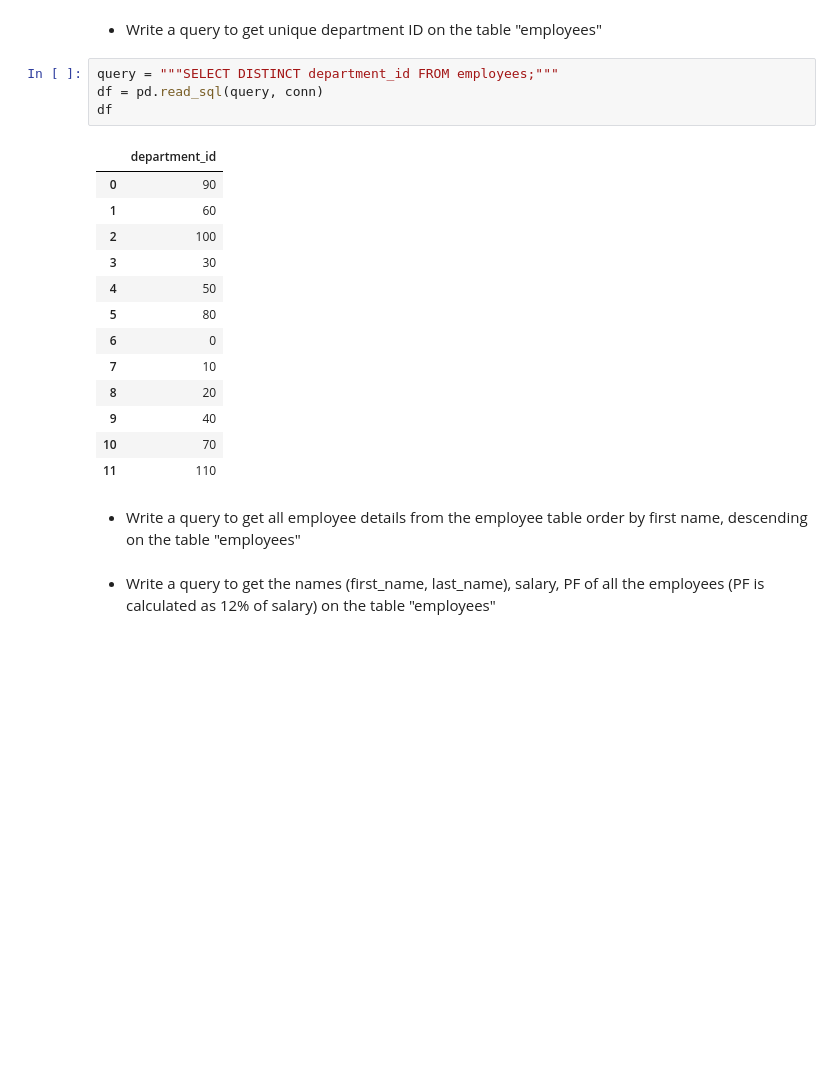
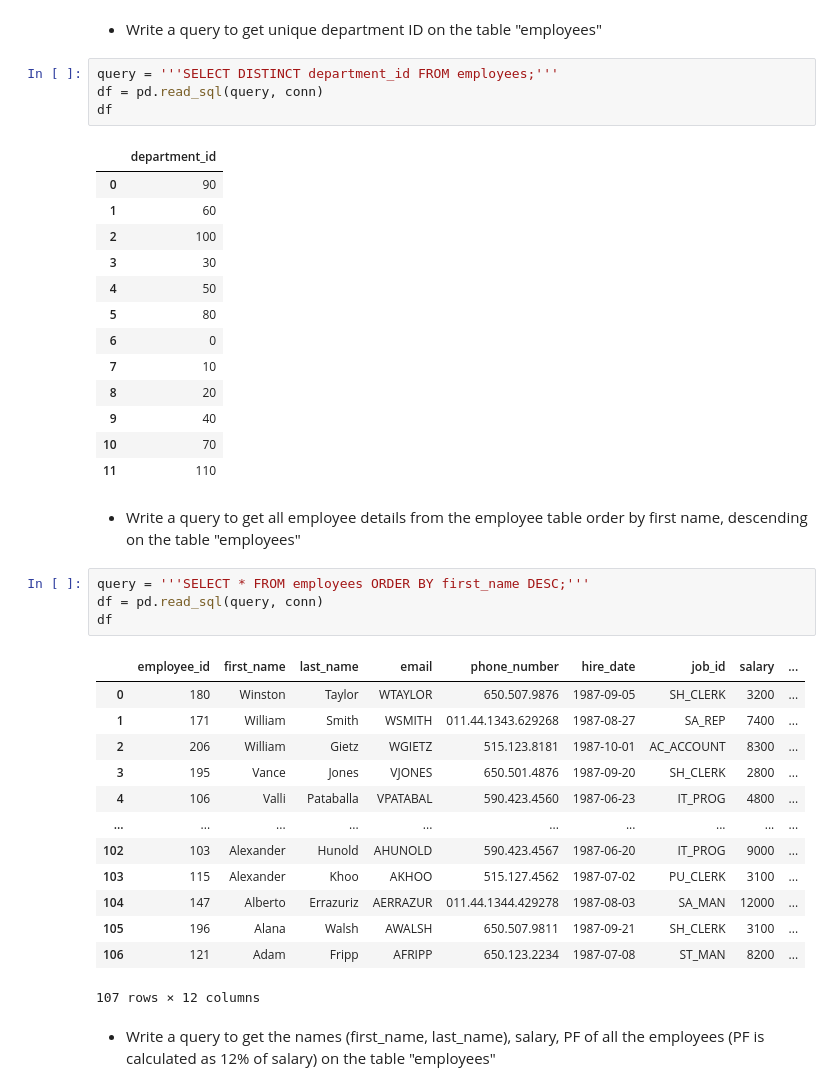
Before and after one commit to lxbraga/Databases_Course, a Jupyter notebook: Notebooks/Exercises_SQLite.ipynb, the cells around one changed output. Cells and saved outputs as stored; diff of their text form; blank space fills up the shorter version.

```diff
--- a/Notebooks/Exercises_SQLite.ipynb
+++ b/Notebooks/Exercises_SQLite.ipynb
@@ -99,7 +116,7 @@ df.head(10)
 # %% [markdown]
 + Write a query to get unique department ID on the table "employees"
 # %%
-query = """SELECT DISTINCT department_id FROM employees;"""
+query = '''SELECT DISTINCT department_id FROM employees;'''
 df = pd.read_sql(query, conn)
 df
 # %% [output]
@@ -118,6 +135,24 @@ df
 | 11 | 110 |
 # %% [markdown]
 + Write a query to get all employee details from the employee table order by first name, descending on the table "employees"
+# %%
+query = '''SELECT * FROM employees ORDER BY first_name DESC;'''
+df = pd.read_sql(query, conn)
+df
+# %% [output]
+|  | employee_id | first_name | last_name | email | phone_number | hire_date | job_id | salary | ... |
+| 0 | 180 | Winston | Taylor | WTAYLOR | 650.507.9876 | 1987-09-05 | SH_CLERK | 3200 | ... |
+| 1 | 171 | William | Smith | WSMITH | 011.44.1343.629268 | 1987-08-27 | SA_REP | 7400 | ... |
+| 2 | 206 | William | Gietz | WGIETZ | 515.123.8181 | 1987-10-01 | AC_ACCOUNT | 8300 | ... |
+| 3 | 195 | Vance | Jones | VJONES | 650.501.4876 | 1987-09-20 | SH_CLERK | 2800 | ... |
+| 4 | 106 | Valli | Pataballa | VPATABAL | 590.423.4560 | 1987-06-23 | IT_PROG | 4800 | ... |
+| ... | ... | ... | ... | ... | ... | ... | ... | ... | ... |
+| 102 | 103 | Alexander | Hunold | AHUNOLD | 590.423.4567 | 1987-06-20 | IT_PROG | 9000 | ... |
+| 103 | 115 | Alexander | Khoo | AKHOO | 515.127.4562 | 1987-07-02 | PU_CLERK | 3100 | ... |
+| 104 | 147 | Alberto | Errazuriz | AERRAZUR | 011.44.1344.429278 | 1987-08-03 | SA_MAN | 12000 | ... |
+| 105 | 196 | Alana | Walsh | AWALSH | 650.507.9811 | 1987-09-21 | SH_CLERK | 3100 | ... |
+| 106 | 121 | Adam | Fripp | AFRIPP | 650.123.2234 | 1987-07-08 | ST_MAN | 8200 | ... |
+107 rows × 12 columns
 # %% [markdown]
 + Write a query to get the names (first_name, last_name), salary, PF of all the employees (PF is calculated as 12% of salary) on the table "employees"
 # %%
```
Also changed, not shown: parts of 36 cells of this notebook.
